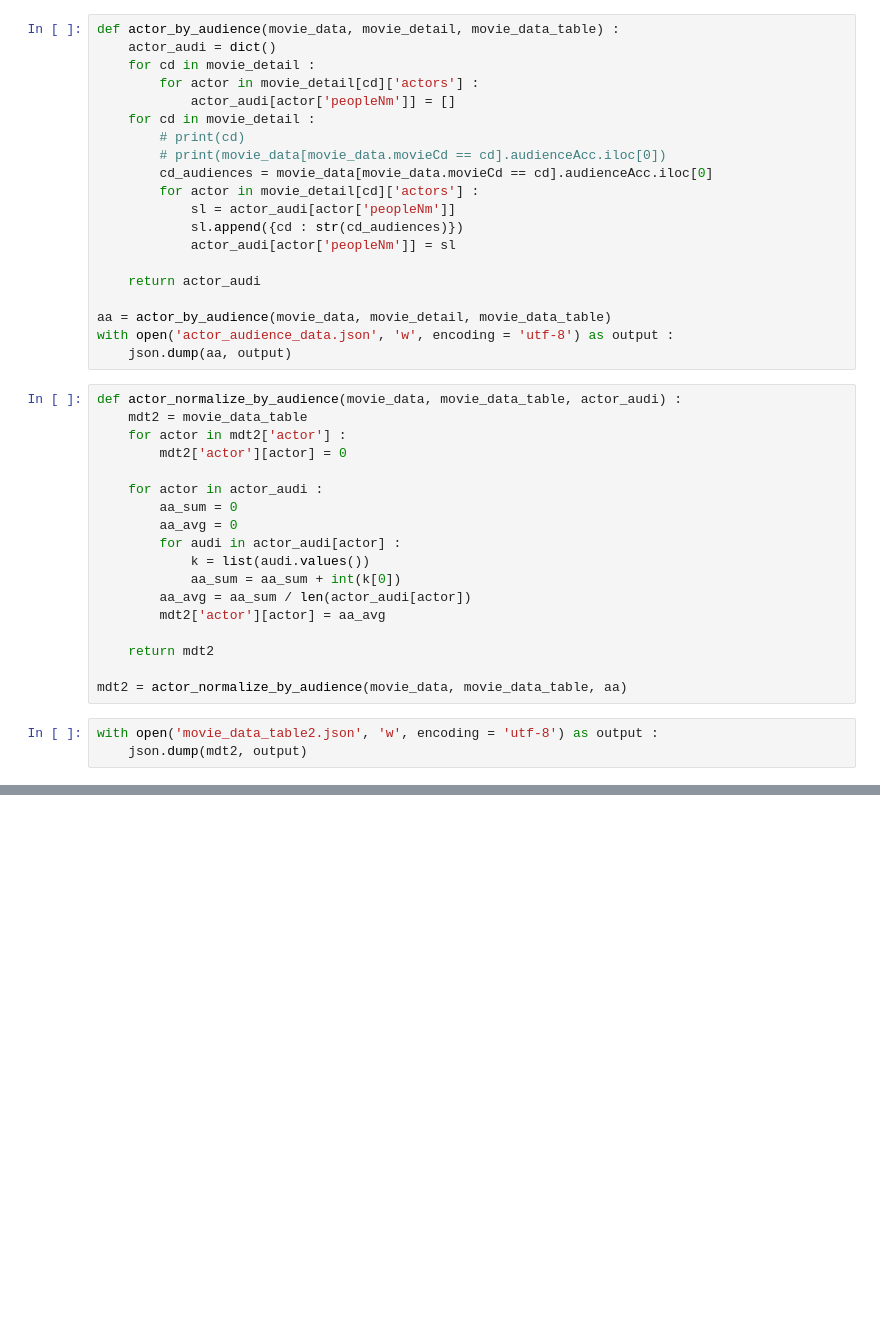
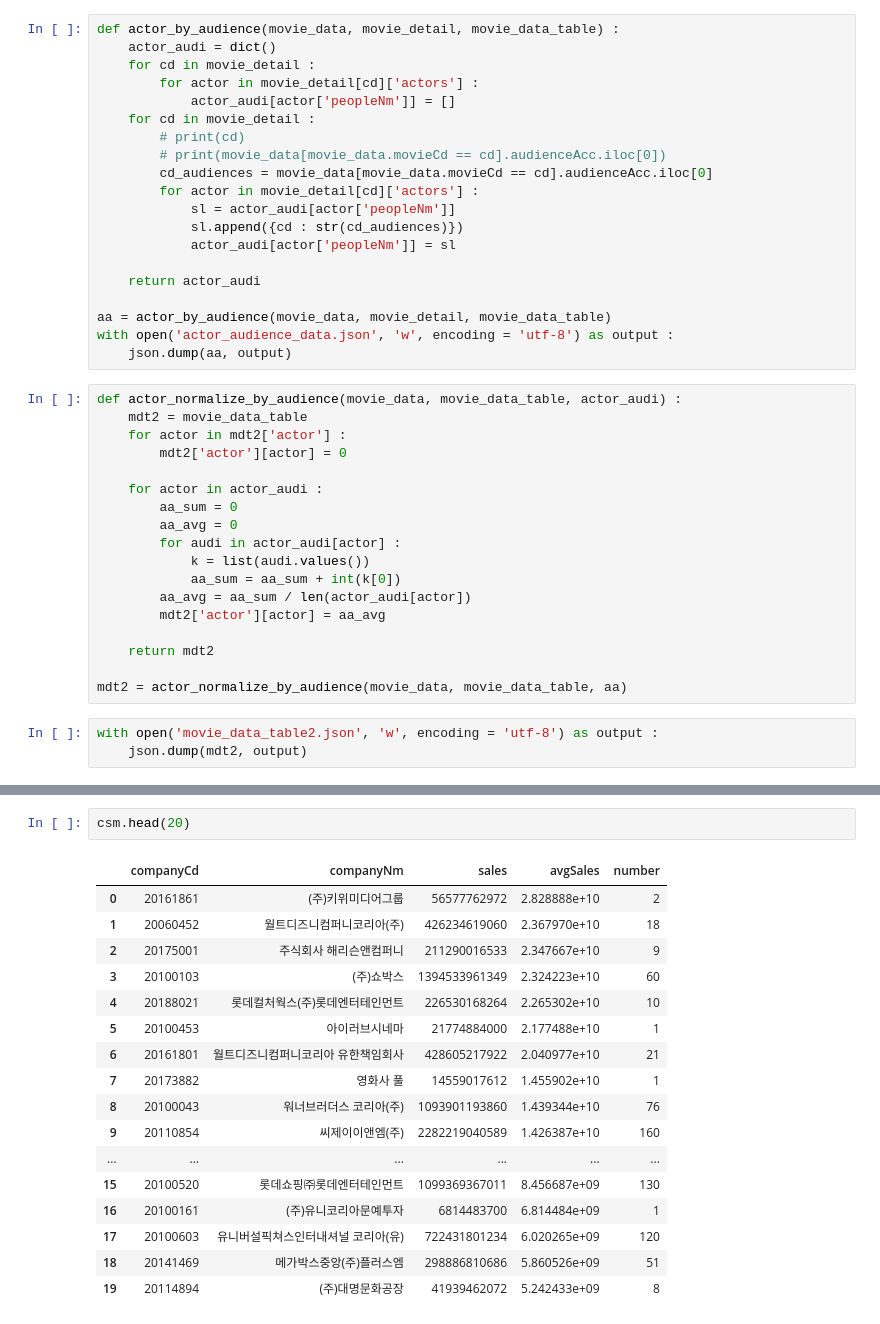
Before and after one commit to younghk/2019_Project_Graduation, a Jupyter notebook: Data_Preprocessing.ipynb, the cells around one changed output, grey strips where cells are left out. Saved outputs shown, nothing was run; the diff lists cells and outputs as text; blank space fills up the shorter version.

```diff
--- a/Data_Preprocessing.ipynb
+++ b/Data_Preprocessing.ipynb
@@ -1469,0 +1639,20 @@ movie_data[movie_data.movieCd == '19288001'].salesAcc.iloc[0]
+# %%
+csm.head(20)
+# %% [output]
+|  | companyCd | companyNm | sales | avgSales | number |
+| 0 | 20161861 | (주)키위미디어그룹 | 56577762972 | 2.828888e+10 | 2 |
+| 1 | 20060452 | 월트디즈니컴퍼니코리아(주) | 426234619060 | 2.367970e+10 | 18 |
+| 2 | 20175001 | 주식회사 해리슨앤컴퍼니 | 211290016533 | 2.347667e+10 | 9 |
+| 3 | 20100103 | (주)쇼박스 | 1394533961349 | 2.324223e+10 | 60 |
+| 4 | 20188021 | 롯데컬처웍스(주)롯데엔터테인먼트 | 226530168264 | 2.265302e+10 | 10 |
+| 5 | 20100453 | 아이러브시네마 | 21774884000 | 2.177488e+10 | 1 |
+| 6 | 20161801 | 월트디즈니컴퍼니코리아 유한책임회사 | 428605217922 | 2.040977e+10 | 21 |
+| 7 | 20173882 | 영화사 풀 | 14559017612 | 1.455902e+10 | 1 |
+| 8 | 20100043 | 워너브러더스 코리아(주) | 1093901193860 | 1.439344e+10 | 76 |
+| 9 | 20110854 | 씨제이이앤엠(주) | 2282219040589 | 1.426387e+10 | 160 |
+| ... | ... | ... | ... | ... | ... |
+| 15 | 20100520 | 롯데쇼핑㈜롯데엔터테인먼트 | 1099369367011 | 8.456687e+09 | 130 |
+| 16 | 20100161 | (주)유니코리아문예투자 | 6814483700 | 6.814484e+09 | 1 |
+| 17 | 20100603 | 유니버설픽쳐스인터내셔널 코리아(유) | 722431801234 | 6.020265e+09 | 120 |
+| 18 | 20141469 | 메가박스중앙(주)플러스엠 | 298886810686 | 5.860526e+09 | 51 |
+| 19 | 20114894 | (주)대명문화공장 | 41939462072 | 5.242433e+09 | 8 |
```
Also changed, not shown: parts of 28 cells of this notebook, 1 other file.
